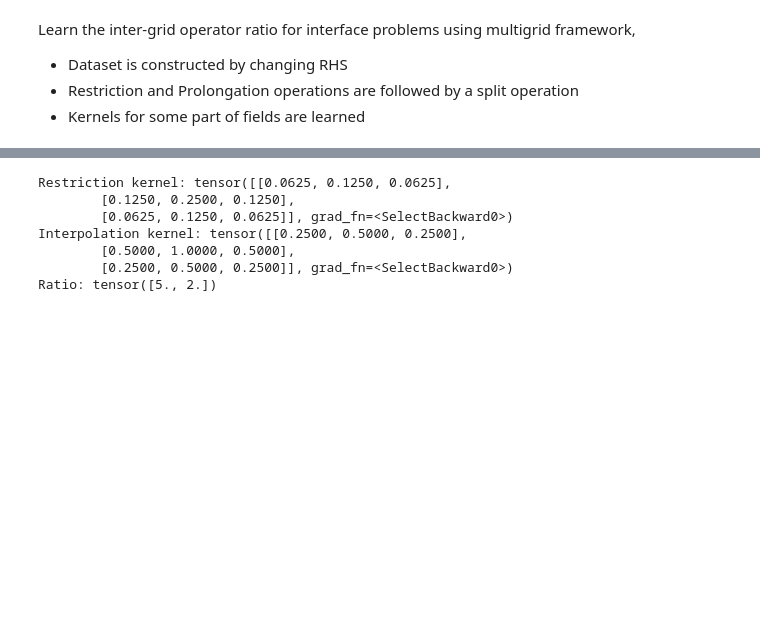
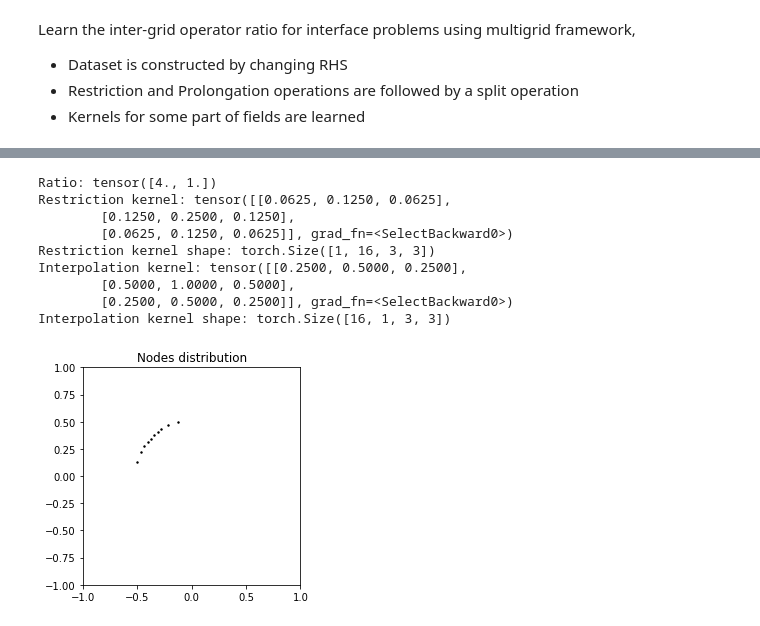
Before and after one commit to longfish/Multigrid-FEANet, a Jupyter notebook: MM-FEANet-interface_multigrid_rhs_kernel_split.ipynb, the cells around one changed output, grey strips where cells are left out. Cells and saved outputs as stored; diff of their text form; code cells hidden in the pictures; blank space fills up the shorter version.

```diff
--- a/MM-FEANet-interface_multigrid_rhs_kernel_split.ipynb
+++ b/MM-FEANet-interface_multigrid_rhs_kernel_split.ipynb
@@ -117,14 +91,19 @@ if not os.path.exists(model_dir):
     os.makedirs(model_dir)
 
 optimizer = torch.optim.Adam(model.parameters(), lr=1e-3)
-print('Restriction kernel:', model.conv.net.weight[0][0])
-print('Interpolation kernel:', model.deconv.net.weight[0][0])
-print('Ratio:', model.w[:])
+mlist = list(model.parameters())
+print('Ratio:', mlist[0][:])
+print('Restriction kernel:', mlist[1][0][0])
+print('Restriction kernel shape:', mlist[1].shape)
+print('Interpolation kernel:', mlist[2][0][0])
+print('Interpolation kernel shape:', mlist[2].shape)
 # %% [output]
+Ratio: tensor([4., 1.])
 Restriction kernel: tensor([[0.0625, 0.1250, 0.0625],
         [0.1250, 0.2500, 0.1250],
         [0.0625, 0.1250, 0.0625]], grad_fn=<SelectBackward0>)
+Restriction kernel shape: torch.Size([1, 16, 3, 3])
 Interpolation kernel: tensor([[0.2500, 0.5000, 0.2500],
         [0.5000, 1.0000, 0.5000],
         [0.2500, 0.5000, 0.2500]], grad_fn=<SelectBackward0>)
-Ratio: tensor([5., 2.])
+Interpolation kernel shape: torch.Size([16, 1, 3, 3])
@@ -131 +123,6 @@ Ratio: tensor([5., 2.])
+# %%
+mesh = MeshHandler(outfile="Results/plate_mesh.vtk")
+plot.plot_pattern(mesh, key=5)
+# %% [output]
+[figure, added]
 # %%
```
Also changed, not shown: parts of 13 cells of this notebook, 1 other file.
